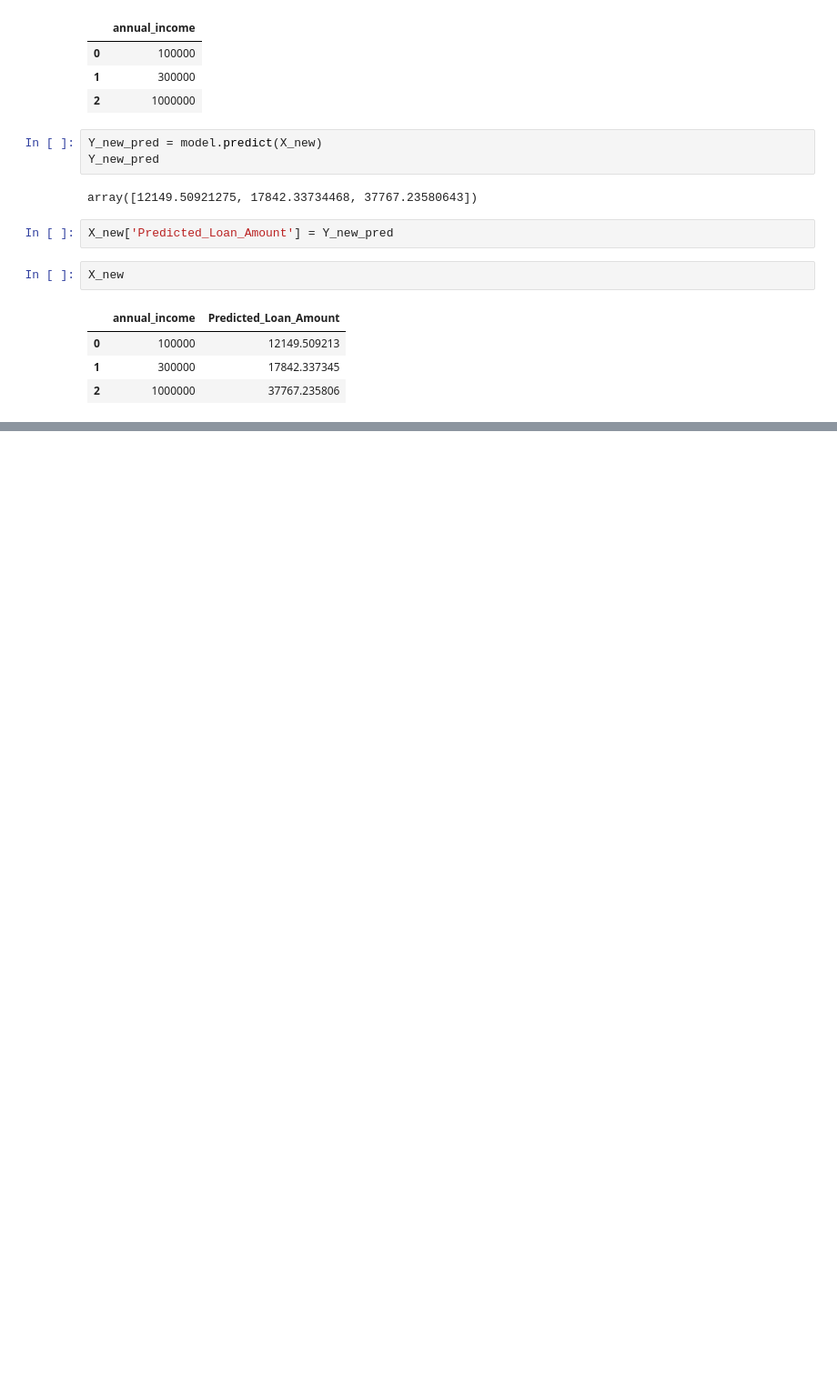
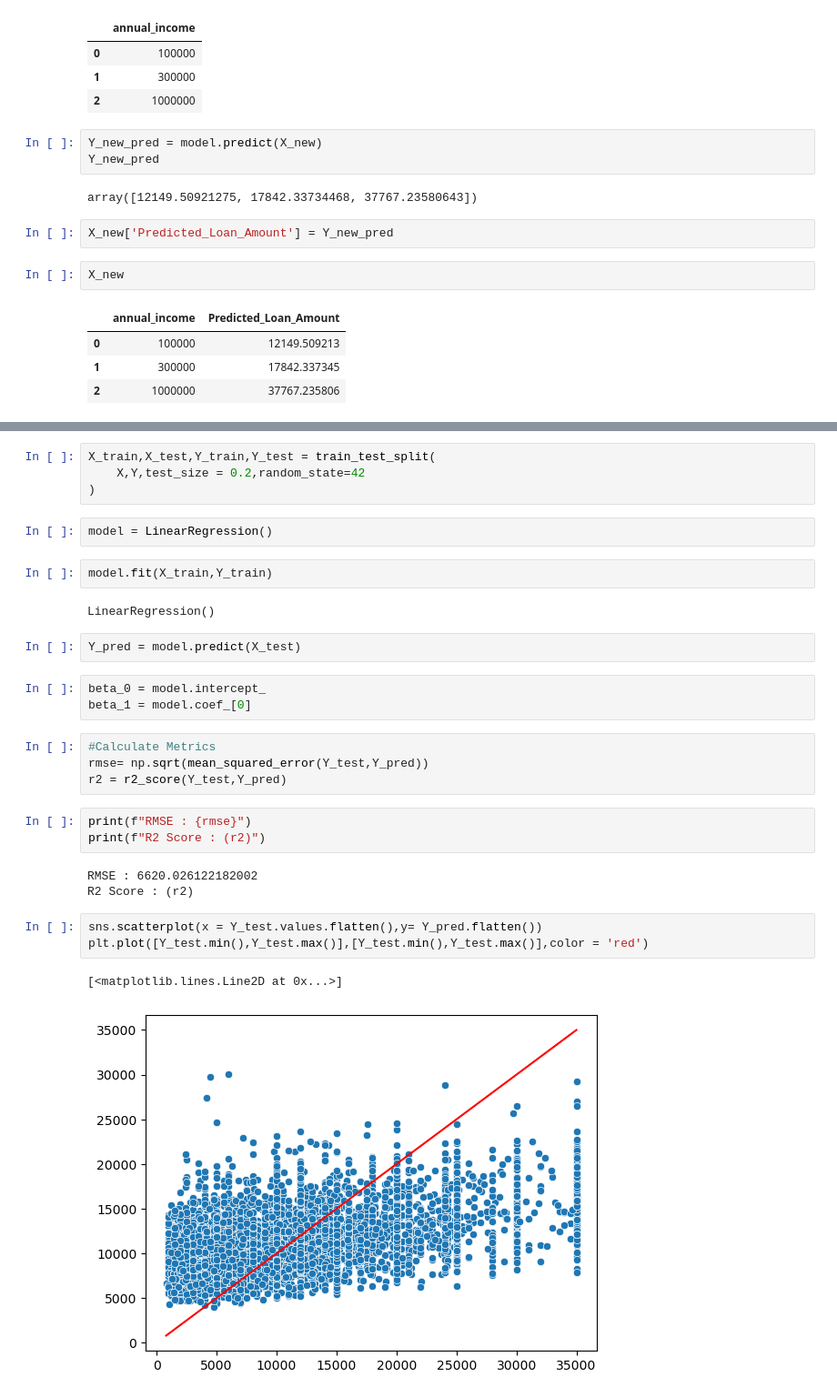
Before and after one commit to Sizan1113/DataScience, a Jupyter notebook: Machine Learning/loanprediction.ipynb, the cells around one changed output, grey strips where cells are left out. Shown at 91% size. Saved outputs shown, nothing was run; the diff lists cells and outputs as text; blank space fills up the shorter version.

Commit message:
Updated Multi-Linear Regression

```diff
--- a/Machine Learning/loanprediction.ipynb
+++ b/Machine Learning/loanprediction.ipynb
@@ -113,0 +132,31 @@ X_new
+# %%
+X_train,X_test,Y_train,Y_test = train_test_split(
+    X,Y,test_size = 0.2,random_state=42
+)
+# %%
+model = LinearRegression()
+# %%
+model.fit(X_train,Y_train)
+# %% [output]
+LinearRegression()
+# %%
+Y_pred = model.predict(X_test)
+# %%
+beta_0 = model.intercept_
+beta_1 = model.coef_[0]
+# %%
+#Calculate Metrics
+rmse= np.sqrt(mean_squared_error(Y_test,Y_pred))
+r2 = r2_score(Y_test,Y_pred)
+# %%
+print(f"RMSE : {rmse}")
+print(f"R2 Score : (r2)")
+# %% [output]
+RMSE : 6620.026122182002
+R2 Score : (r2)
+# %%
+sns.scatterplot(x = Y_test.values.flatten(),y= Y_pred.flatten())
+plt.plot([Y_test.min(),Y_test.max()],[Y_test.min(),Y_test.max()],color = 'red')
+# %% [output]
+[<matplotlib.lines.Line2D at 0x...>]
+[figure, added]
```
Also changed, not shown: parts of 9 cells of this notebook, 6 other files.
